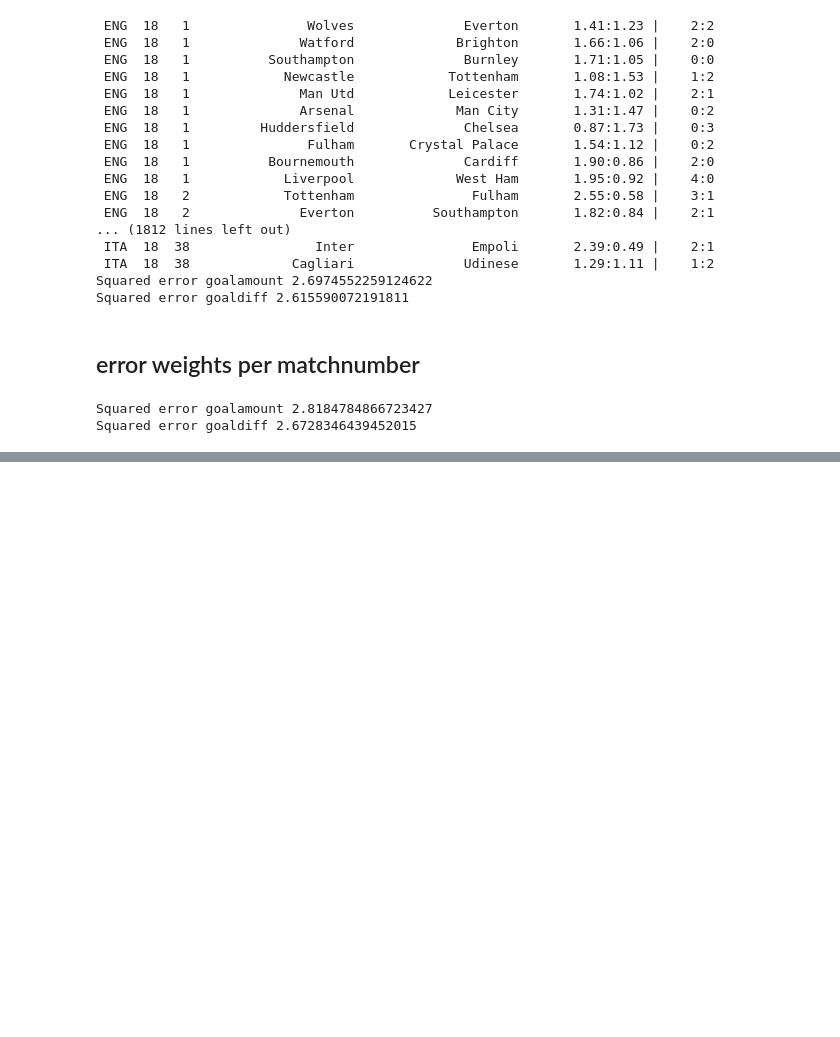
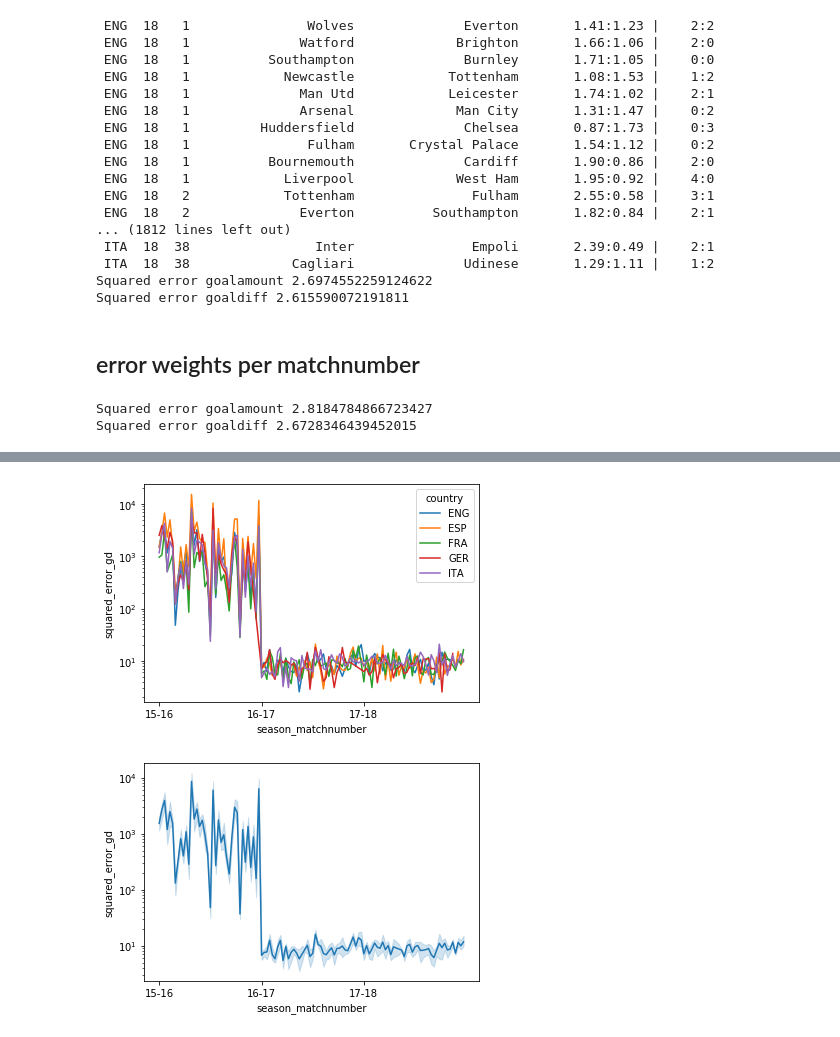
Before and after one commit to LUKEx76/football_prediction, a Jupyter notebook: ac_model/ac_regression.ipynb, the cells around one changed output, grey strips where cells are left out. Cells and saved outputs as stored; diff of their text form; code cells hidden in the pictures; blank space fills up the shorter version.

```diff
--- a/ac_model/ac_regression.ipynb
+++ b/ac_model/ac_regression.ipynb
@@ -370,0 +452,18 @@ plt.show()
+# %%
+sns.lineplot(data=training_error_weights_per_matchnumber_df, x="season_matchnumber",
+             y="squared_error_gd", hue="country")
+plt.xticks([ "15_1", "16_1", "17_1"], [
+            "15-16", "16-17", "17-18"])
+plt.yscale('log')
+#plt.ylim(0, 30)
+plt.show()
+sns.lineplot(data=training_error_weights_per_matchnumber_df, x="season_matchnumber",
+             y="squared_error_gd")
+plt.xticks(["15_1", "16_1", "17_1"], [
+           "15-16", "16-17", "17-18"])
+plt.yscale('log')
+#plt.ylim(0, 30)
+plt.show()
+# %% [output]
+[figure, added]
+[figure, added]
```
Also changed, not shown: parts of 10 cells of this notebook, 5 other files.
